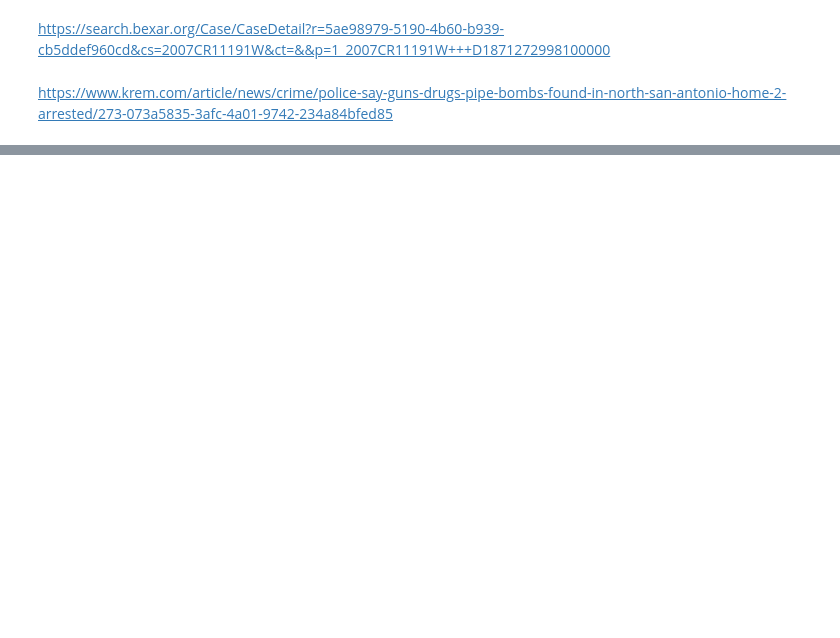
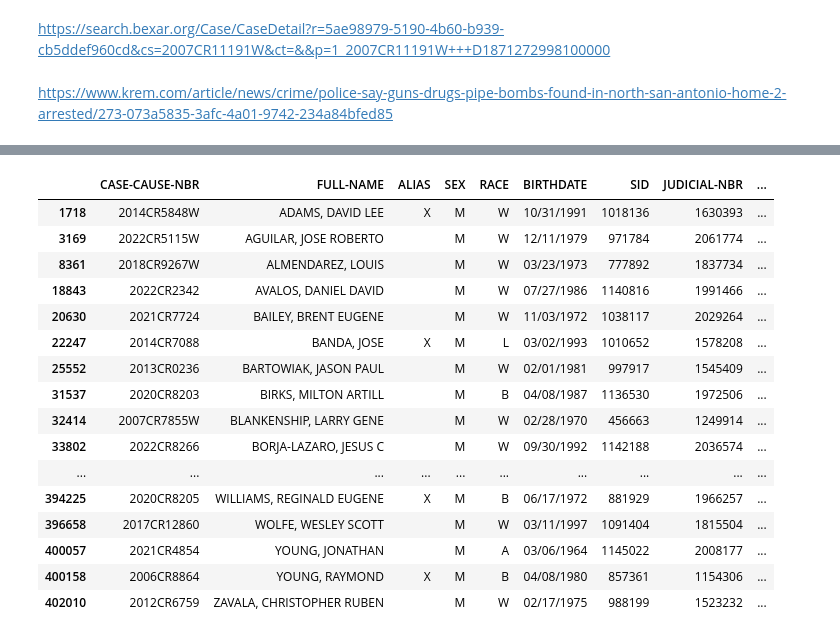
Before and after one commit to ldhagen/Bexar_Records, a Jupyter notebook: Bexar_Records_First_Work.ipynb, the cells around one changed output, grey strips where cells are left out. Saved outputs shown, nothing was run; the diff lists cells and outputs as text; code cells hidden in the pictures; blank space fills up the shorter version.

```diff
--- a/Bexar_Records_First_Work.ipynb
+++ b/Bexar_Records_First_Work.ipynb
@@ -197,0 +112,20 @@ combined_df[(combined_df['FULL-NAME'].str.contains('CORINA') & combined_df['FULL
+# %%
+combined_df[combined_df['OFFENSE-DESC'].str.contains('ONLINE')]
+# %% [output]
+|  | CASE-CAUSE-NBR | FULL-NAME | ALIAS | SEX | RACE | BIRTHDATE | SID | JUDICIAL-NBR | ... |
+| 1718 | 2014CR5848W | ADAMS, DAVID LEE | X | M | W | 10/31/1991 | 1018136 | 1630393 | ... |
+| 3169 | 2022CR5115W | AGUILAR, JOSE ROBERTO |  | M | W | 12/11/1979 | 971784 | 2061774 | ... |
+| 8361 | 2018CR9267W | ALMENDAREZ, LOUIS |  | M | W | 03/23/1973 | 777892 | 1837734 | ... |
+| 18843 | 2022CR2342 | AVALOS, DANIEL DAVID |  | M | W | 07/27/1986 | 1140816 | 1991466 | ... |
+| 20630 | 2021CR7724 | BAILEY, BRENT EUGENE |  | M | W | 11/03/1972 | 1038117 | 2029264 | ... |
+| 22247 | 2014CR7088 | BANDA, JOSE | X | M | L | 03/02/1993 | 1010652 | 1578208 | ... |
+| 25552 | 2013CR0236 | BARTOWIAK, JASON PAUL |  | M | W | 02/01/1981 | 997917 | 1545409 | ... |
+| 31537 | 2020CR8203 | BIRKS, MILTON ARTILL |  | M | B | 04/08/1987 | 1136530 | 1972506 | ... |
+| 32414 | 2007CR7855W | BLANKENSHIP, LARRY GENE |  | M | W | 02/28/1970 | 456663 | 1249914 | ... |
+| 33802 | 2022CR8266 | BORJA-LAZARO, JESUS C |  | M | W | 09/30/1992 | 1142188 | 2036574 | ... |
+| ... | ... | ... | ... | ... | ... | ... | ... | ... | ... |
+| 394225 | 2020CR8205 | WILLIAMS, REGINALD EUGENE | X | M | B | 06/17/1972 | 881929 | 1966257 | ... |
+| 396658 | 2017CR12860 | WOLFE, WESLEY SCOTT |  | M | W | 03/11/1997 | 1091404 | 1815504 | ... |
+| 400057 | 2021CR4854 | YOUNG, JONATHAN |  | M | A | 03/06/1964 | 1145022 | 2008177 | ... |
+| 400158 | 2006CR8864 | YOUNG, RAYMOND | X | M | B | 04/08/1980 | 857361 | 1154306 | ... |
+| 402010 | 2012CR6759 | ZAVALA, CHRISTOPHER RUBEN |  | M | W | 02/17/1975 | 988199 | 1523232 | ... |
```
Also changed, not shown: parts of 14 cells of this notebook, 3 other files.
